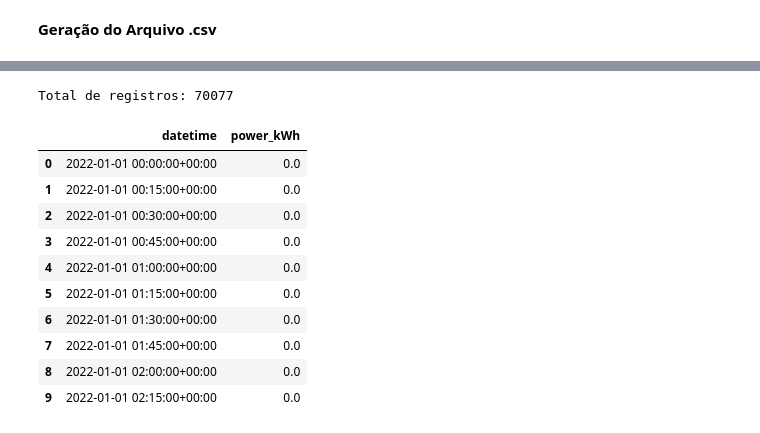
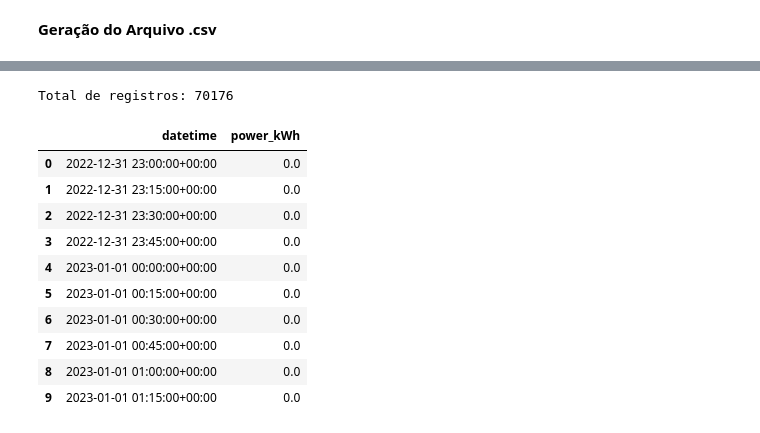
Before and after one commit to ray-aguiar/bess-edge-controller, a Jupyter notebook: notebooks/[IC]PV_Generation_Switzerland.ipynb, the cells around one changed output, grey strips where cells are left out. Cells and saved outputs as stored; diff of their text form; code cells hidden in the pictures.

```diff
--- a/notebooks/[IC]PV_Generation_Switzerland.ipynb
+++ b/notebooks/[IC]PV_Generation_Switzerland.ipynb
@@ -49,7 +49,7 @@ surface_tilt = 30
 surface_azimuth = 180
 
 # Período histórico
-start_year = 2022
+start_year = 2021
 end_year = 2023
 # %% [markdown]
 **Obtenção dos Dados Metereológicos**
@@ -62,9 +62,17 @@ weather, metadata = pvlib.iotools.get_pvgis_hourly(
     surface_tilt=surface_tilt,
     surface_azimuth=surface_azimuth,
     usehorizon=True,
-    map_variables=True)
+    map_variables=True
+)
+
+# Selecionar o período desejado
+weather = weather.loc[
+    "2021-12-31 23:10:00+00:00":"2023-12-31 23:10:00+00:00"
+]
 
 print(weather.head())
+print(weather.tail())
+print("Total de registros:", len(weather))
 # %% [output]
                            poa_direct  poa_sky_diffuse  poa_ground_diffuse  \
 time
@@ -458,6 +469,13 @@ new_index = pd.date_range(
     freq="15min"
 )
 
+# Criar índice de 15 minutos, terminando em 22:45
+new_index = pd.date_range(
+    start=pv_data.index.min(),
+    end=pv_data.index.max() - pd.Timedelta(minutes=15),
+    freq="15min"
+)
+
 # Reindexar e interpolar
 pv_data = pv_data.reindex(pv_data.index.union(new_index))
 pv_data = pv_data.interpolate(method="time")
@@ -465,6 +483,17 @@ pv_data = pv_data.interpolate(method="time")
 # Manter somente os horários de 15 minutos
 pv_data = pv_data.loc[new_index]
 
+# Somar 1 ao ano de todos os registros
+pv_data.index = pv_data.index + pd.DateOffset(years=1)
+
+# Adicionar o dia 29/02/2024, copiando os dados de 28/02/2024
+feb_28 = pv_data.loc["2024-02-28"].copy()
+
+feb_29 = feb_28.copy()
+feb_29.index = feb_29.index + pd.Timedelta(days=1)
+
+pv_data = pd.concat([pv_data, feb_29]).sort_index()
+
 # Transformar índice em coluna
 pv_data = pv_data.reset_index()
 pv_data = pv_data.rename(columns={"index": "datetime"})
@@ -538,24 +590,24 @@ pv_data = pv_data.rename(columns={"pv_power_ac_norm": "power_kWh"})
 # %%
 import os
 
-output_path = "/content/drive/MyDrive/IC-2026/Data_London"
+output_path = "/content/drive/MyDrive/Mestrado"
 
 file_name = "pv_generation_Switzerland.csv"
 
 pv_data.to_csv(os.path.join(output_path, file_name), index=False)
 
 print("Total de registros:", len(pv_data))
 display(pv_data.head(10))
 # %% [output]
-Total de registros: 70077
+Total de registros: 70176
 |  | datetime | power_kWh |
-| 0 | 2022-01-01 00:00:00+00:00 | 0.0 |
-| 1 | 2022-01-01 00:15:00+00:00 | 0.0 |
-| 2 | 2022-01-01 00:30:00+00:00 | 0.0 |
-| 3 | 2022-01-01 00:45:00+00:00 | 0.0 |
-| 4 | 2022-01-01 01:00:00+00:00 | 0.0 |
-| 5 | 2022-01-01 01:15:00+00:00 | 0.0 |
-| 6 | 2022-01-01 01:30:00+00:00 | 0.0 |
-| 7 | 2022-01-01 01:45:00+00:00 | 0.0 |
-| 8 | 2022-01-01 02:00:00+00:00 | 0.0 |
-| 9 | 2022-01-01 02:15:00+00:00 | 0.0 |
+| 0 | 2022-12-31 23:00:00+00:00 | 0.0 |
+| 1 | 2022-12-31 23:15:00+00:00 | 0.0 |
+| 2 | 2022-12-31 23:30:00+00:00 | 0.0 |
+| 3 | 2022-12-31 23:45:00+00:00 | 0.0 |
+| 4 | 2023-01-01 00:00:00+00:00 | 0.0 |
+| 5 | 2023-01-01 00:15:00+00:00 | 0.0 |
+| 6 | 2023-01-01 00:30:00+00:00 | 0.0 |
+| 7 | 2023-01-01 00:45:00+00:00 | 0.0 |
+| 8 | 2023-01-01 01:00:00+00:00 | 0.0 |
+| 9 | 2023-01-01 01:15:00+00:00 | 0.0 |
```
Also changed, not shown: parts of 14 cells of this notebook, 17 other files.
